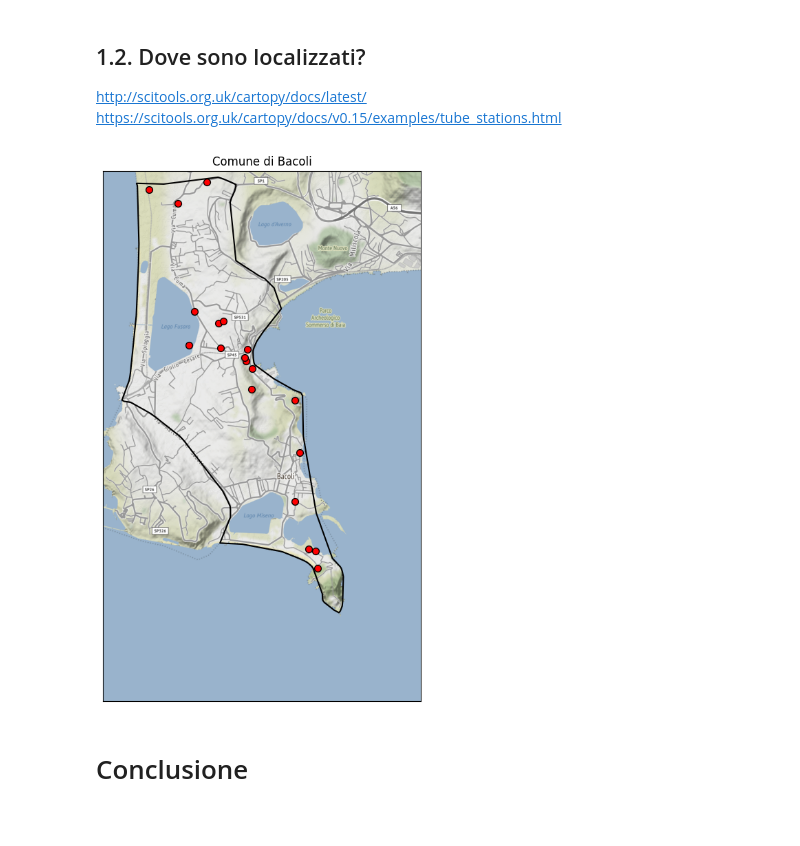
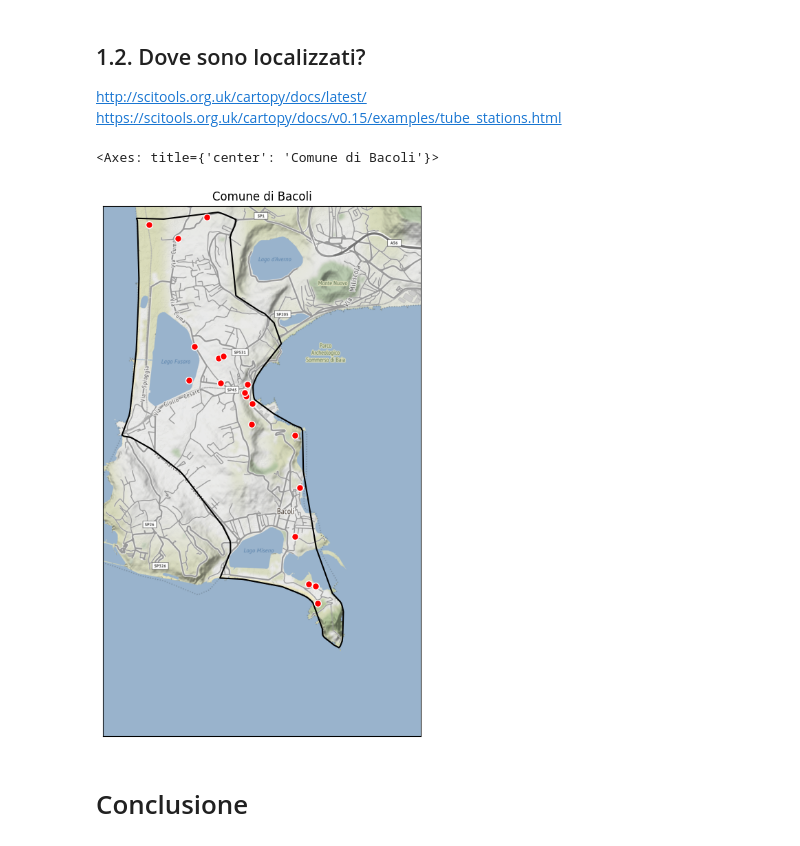
Before and after one commit to MaxDragonheart/PyGIS-Blog, a Jupyter notebook: notebooks/2023/08/21/template.ipynb, the cells around one changed output. Saved outputs shown, nothing was run; the diff lists cells and outputs as text; code cells hidden in the pictures.

```diff
--- a/notebooks/2023/08/21/template.ipynb
+++ b/notebooks/2023/08/21/template.ipynb
@@ -279,36 +279,24 @@ bacoli_group
 http://scitools.org.uk/cartopy/docs/latest/
 https://scitools.org.uk/cartopy/docs/v0.15/examples/tube_stations.html
 # %%
-bacoli_bbox = gpd.GeoDataFrame(geometry=gpd.GeoSeries(bacoli.geometry), crs=4326).to_crs(3857)
+bacoli_polygon = gpd.GeoDataFrame(geometry=gpd.GeoSeries(bacoli.geometry), crs=4326).to_crs(3857)
 
-b_minx, b_miny, b_maxx, b_maxy = bacoli_bbox.geometry.bounds
-b_minx, b_miny, b_maxx, b_maxy
 
-# bacoli_img, bacoli_ext = cx.bounds2img(w=b_minx, s=b_miny, e=b_maxx, n=b_maxy, ll=False)
-#
-# fig, ax = plt.subplots(figsize=(10, 10))
-# ax.imshow(bacoli_img, extent=bacoli_ext)
+b_minx, b_miny, b_maxx, b_maxy = bacoli_polygon.squeeze().bounds
 
-# for bacoli_index, bacoli_row in bacoli_final.iterrows():
-#     coordinates = bacoli_row.geometry.xy
-#     ax.scatter(
-#         *coordinates,
-#         s=50,
-#         marker="o",
-#         facecolor='red',
-#         edgecolor='black'
-#     )
-#     # plt.text(
-#     #     x=coordinates[0][0],
-#     #     y=coordinates[1][0],
-#     #     s=bacoli_row.name,
-#     #     fontdict=dict(color='black', size=10),
-#     #     bbox=dict(facecolor='white', alpha=0.75)
-#     # )
-#
-# plt.show()
+bacoli_img, bacoli_ext = cx.bounds2img(w=b_minx, s=b_miny, e=b_maxx, n=b_maxy, ll=False)
+
+fig, ax = plt.subplots(figsize=(10, 10))
+ax.get_xaxis().set_visible(False)
+ax.get_yaxis().set_visible(False)
+plt.title('Comune di Bacoli')
+
+ax.imshow(bacoli_img, extent=bacoli_ext, zorder=0)
+bacoli_polygon.boundary.plot(ax=ax, edgecolor='black', zorder=1)
+bacoli_final.to_crs(3857).plot(ax=ax, marker="o", facecolor='red', edgecolor='white', markersize=50)
 # %% [output]
+<Axes: title={'center': 'Comune di Bacoli'}>
-[figure, old version]
+[figure, new version]
 # %% [markdown]
 # Conclusione
 # %% [markdown]
```
